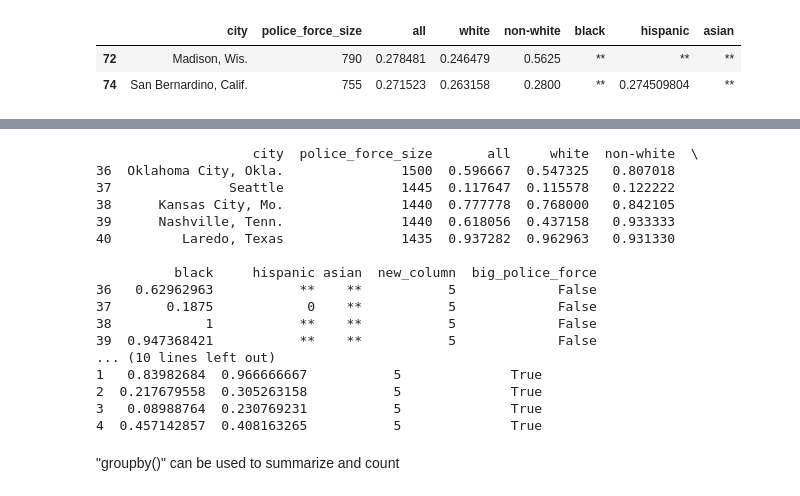
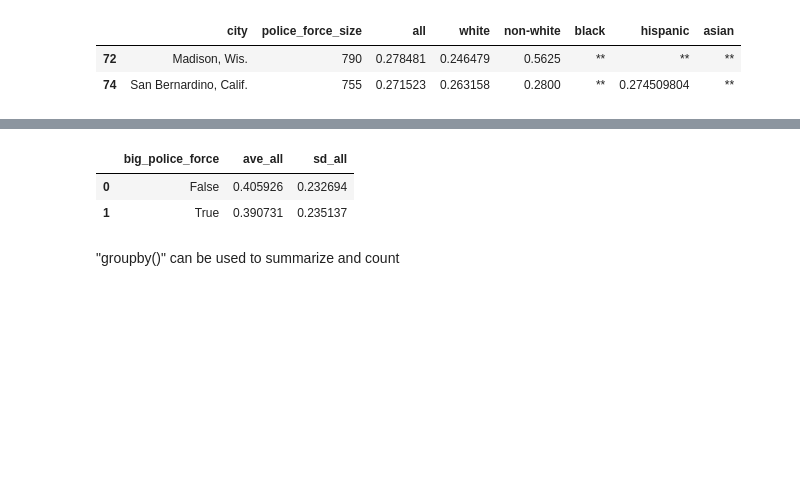
Before and after one commit to biodatascience/datasci611, a Jupyter notebook: scripts/pandas_wrangle2.ipynb, the cells around one changed output, grey strips where cells are left out. Drawn from its saved outputs; the diff is of its cells as text; code cells hidden in the pictures; blank space fills up the shorter version.

```diff
--- a/scripts/pandas_wrangle2.ipynb
+++ b/scripts/pandas_wrangle2.ipynb
@@ -197,22 +204,16 @@ police_city_df.plot.scatter(x='all', y='growth')
 # %%
 # Iterate over sub-data frames, grouped by the "big_police_force" variable
+summary = {'big_police_force':[], 'ave_all':[], 'sd_all':[]}
+
 for value, sub_df in police_df.groupby('big_police_force'):
-    print(sub_df.head())
+    tmp_ave_all = sub_df['all'].mean()
+    tmp_sd_all = sub_df['all'].std()
+    summary['big_police_force'].append(value)
+    summary['ave_all'].append(tmp_ave_all)
+    summary['sd_all'].append(tmp_sd_all)
+summary_df = pd.DataFrame(summary)
+summary_df
 # %% [output]
-                    city  police_force_size       all     white  non-white  \
-36  Oklahoma City, Okla.               1500  0.596667  0.547325   0.807018
-37               Seattle               1445  0.117647  0.115578   0.122222
-38      Kansas City, Mo.               1440  0.777778  0.768000   0.842105
-39      Nashville, Tenn.               1440  0.618056  0.437158   0.933333
-40         Laredo, Texas               1435  0.937282  0.962963   0.931330
-
-          black     hispanic asian  new_column  big_police_force
-36   0.62962963           **    **           5             False
-37       0.1875            0    **           5             False
-38            1           **    **           5             False
-39  0.947368421           **    **           5             False
-... (10 lines left out)
-1   0.83982684  0.966666667           5              True
-2  0.217679558  0.305263158           5              True
-3   0.08988764  0.230769231           5              True
-4  0.457142857  0.408163265           5              True
+|  | big_police_force | ave_all | sd_all |
+| 0 | False | 0.405926 | 0.232694 |
+| 1 | True | 0.390731 | 0.235137 |
```
Also changed, not shown: parts of 5 cells of this notebook.
